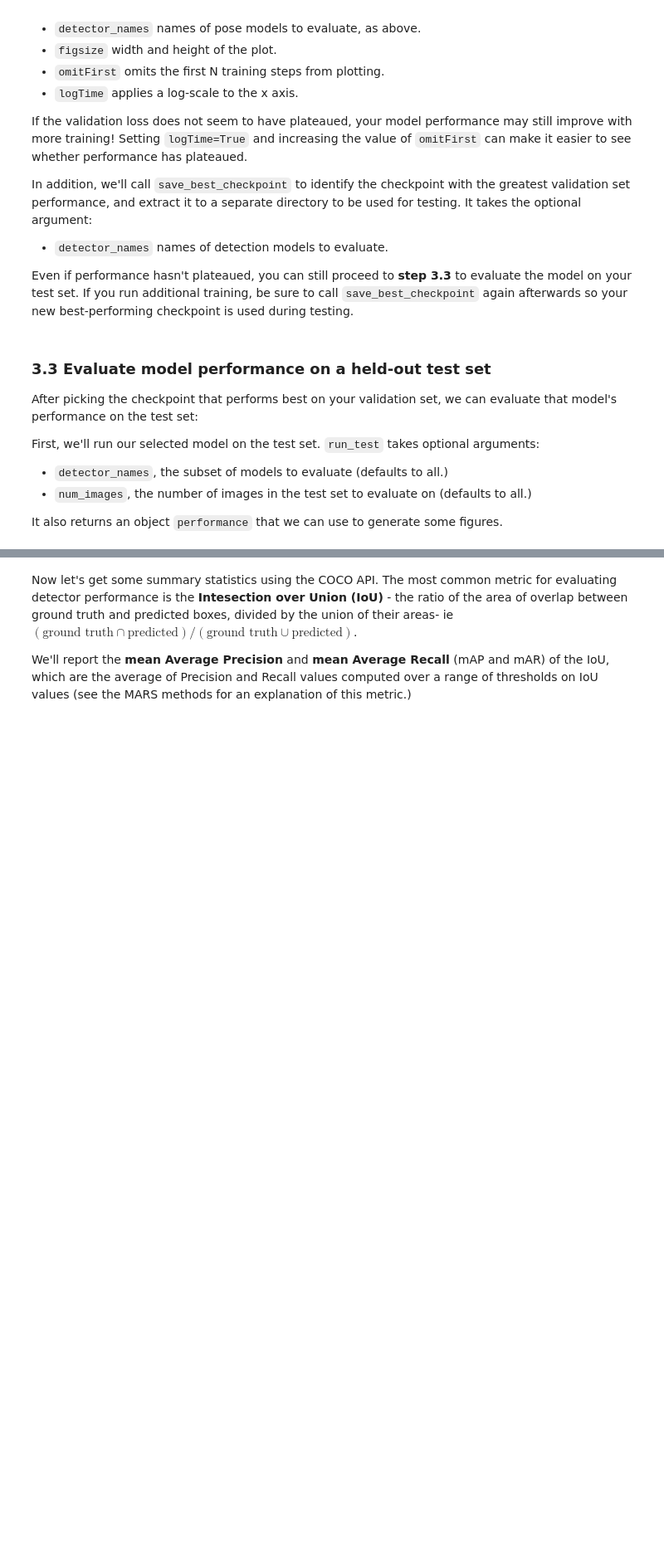
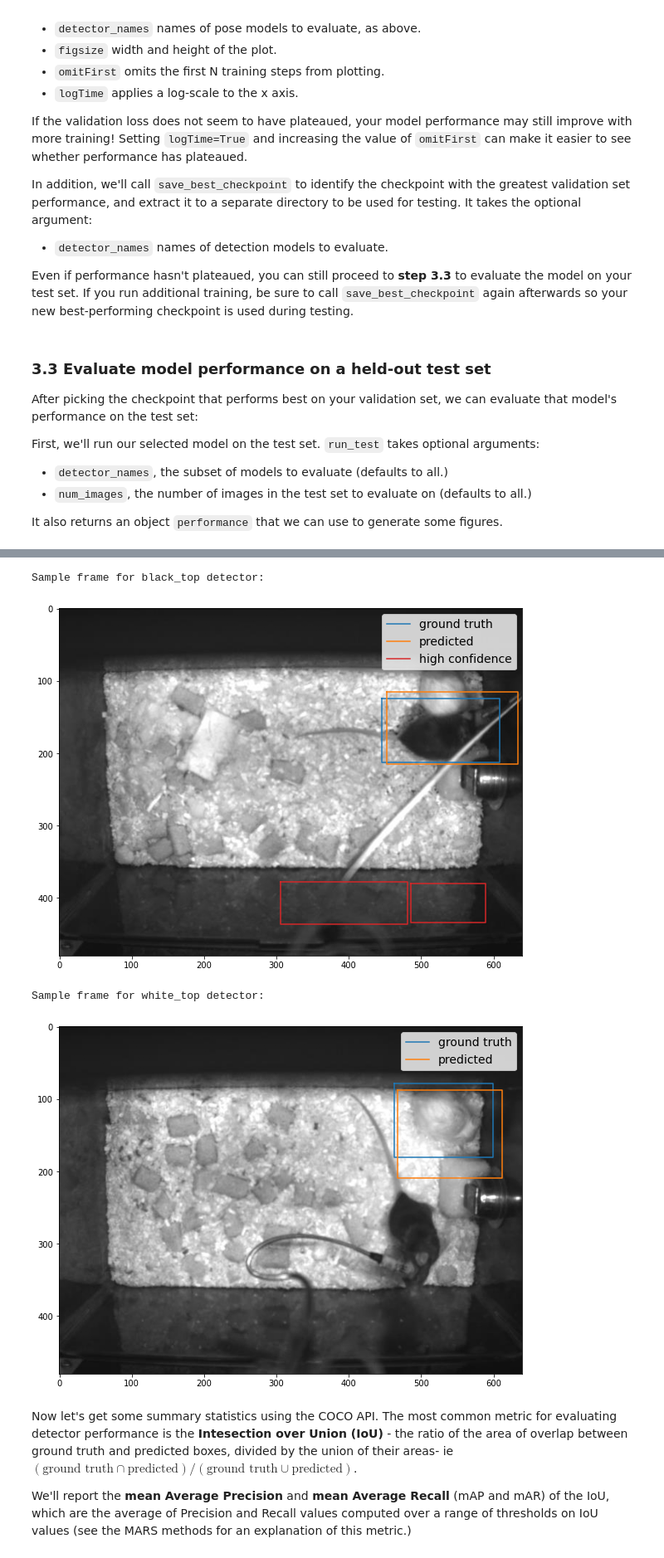
Before and after one commit to neuroethology/MARS_Developer, a Jupyter notebook: MARS_tutorial.ipynb, the cells around one changed output, grey strips where cells are left out. Shown at 83% size. Cells and saved outputs as stored; diff of their text form; code cells hidden in the pictures; blank space fills up the shorter version.

Commit message:
added evaluation for detectors

```diff
--- a/MARS_tutorial.ipynb
+++ b/MARS_tutorial.ipynb
@@ -153,10 +155,15 @@ First, let's look at ground truth and predicted bounding boxes for a sample fram
 # %%
 from multibox_detection import evaluate_detection
 
 project_path = 'D:\my_project'
-frame_num = 24
+frame_num = 11
 
-evaluate_detection.plot_frame(project_path, frame_num, markersize=7, figsize=[10,10])
+evaluate_detection.plot_frame(project_path, frame_num, markersize=7, figsize=[10,10], confidence_thr=0.75)
+# %% [output]
+Sample frame for black_top detector:
+[figure, added]
+Sample frame for white_top detector:
+[figure, added]
 # %% [markdown]
 Now let's get some summary statistics using the COCO API. The most common metric for evaluating detector performance is the **Intesection over Union (IoU)** - the ratio of the area of overlap between ground truth and predicted boxes, divided by the union of their areas- ie $(\textrm{ground truth} \cap \textrm{predicted})/(\textrm{ground truth} \cup \textrm{predicted})$.
 
```
Also changed, not shown: parts of 3 cells of this notebook, 1 other file.
